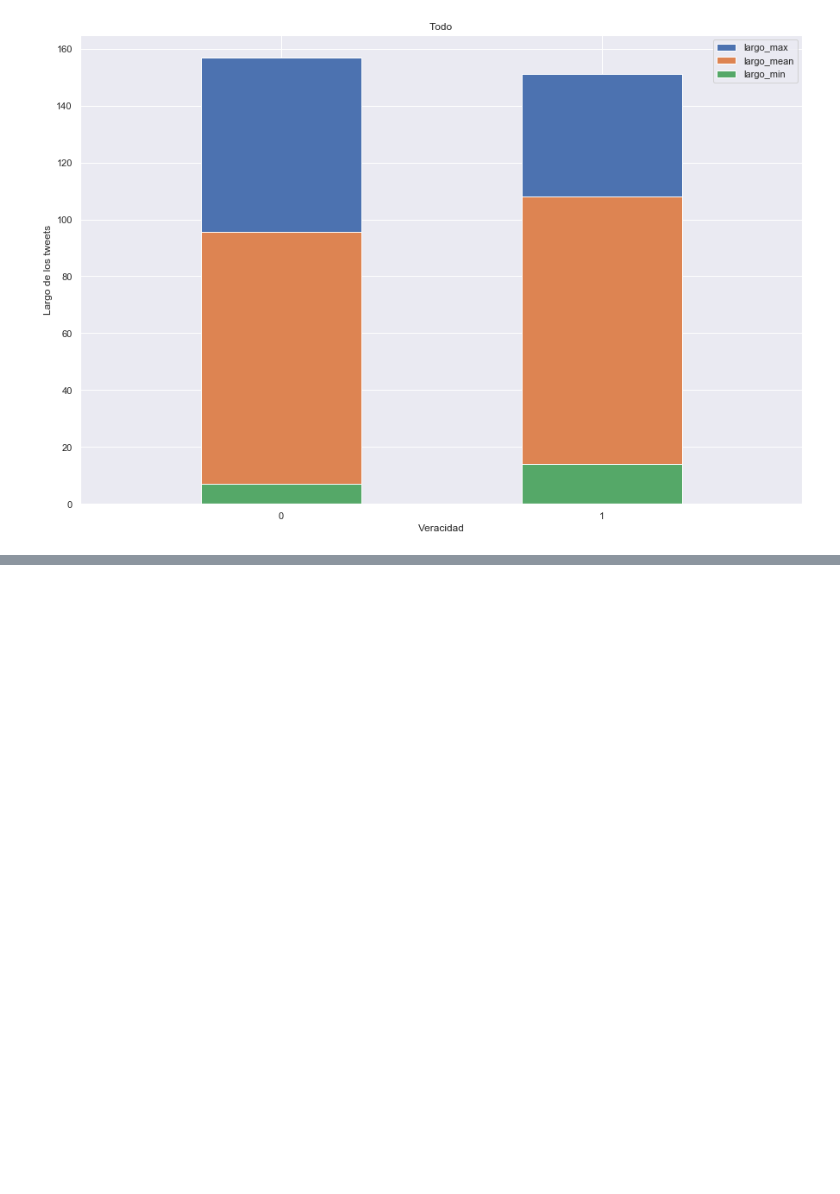
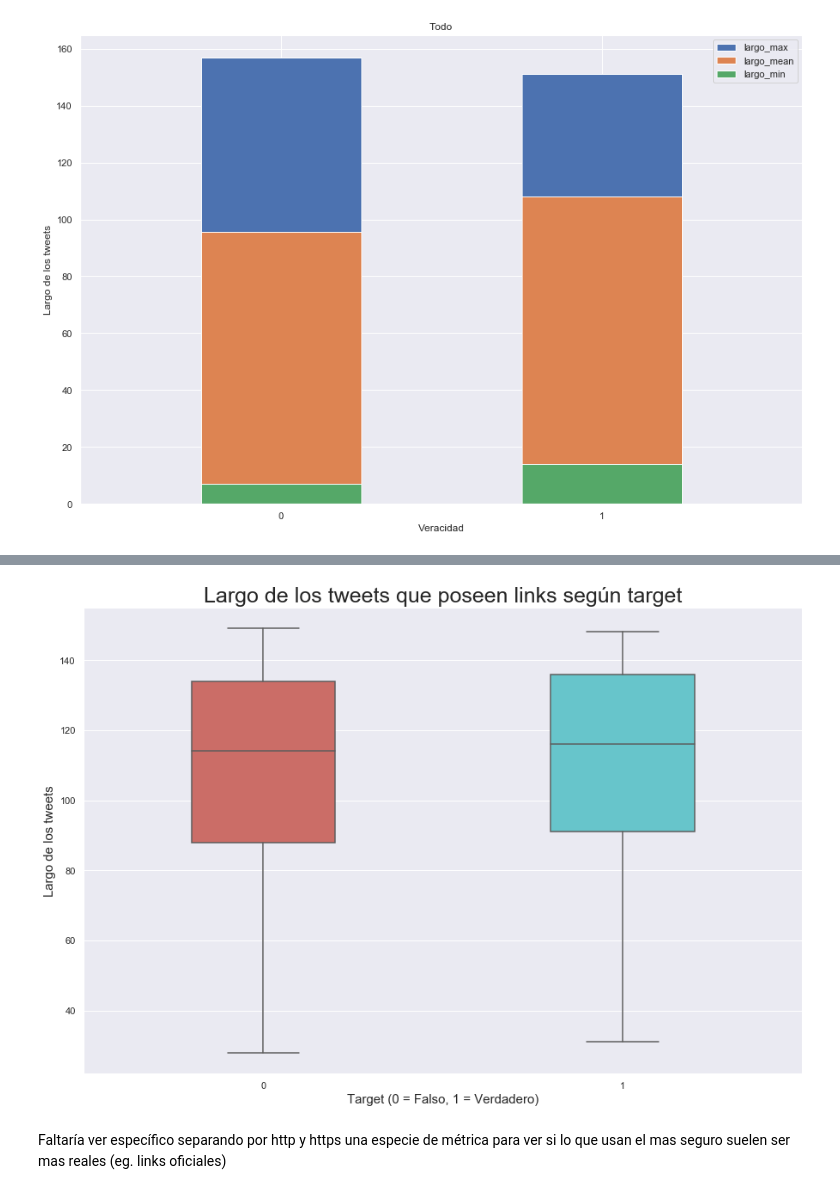
Before and after one commit to milemarchese/OrganizacionDeDatos, a Jupyter notebook: Análisis Exploratorio.ipynb, the cells around one changed output, grey strips where cells are left out. Cells and saved outputs as stored; diff of their text form; code cells hidden in the pictures; blank space fills up the shorter version.

```diff
--- a/Análisis Exploratorio.ipynb
+++ b/Análisis Exploratorio.ipynb
@@ -217,0 +319,3 @@ plt.show()
+# %%
+tweets_by_links['length'] = tweets_length['length'].copy()
+tweets_by_links
@@ -217,0 +345,10 @@ plt.show()
+# %%
+g = sns.boxplot(x = 'target', y = 'length', data = tweets_by_links, palette = 'hls', width = 0.4)
+g.set_title("Largo de los tweets que poseen links según target", fontsize = 25)
+g.set_xlabel("Target (0 = Falso, 1 = Verdadero)", fontsize = 15)
+g.set_ylabel("Largo de los tweets", fontsize = 15)
+sns.set(rc = {'figure.figsize' : (15,10)})
+# %% [output]
+[figure, added]
+# %% [markdown]
+Faltaría ver específico separando por http y https una especie de métrica para ver si lo que usan el mas seguro suelen ser mas reales (eg. links oficiales)
```
Also changed, not shown: parts of 12 cells of this notebook.
